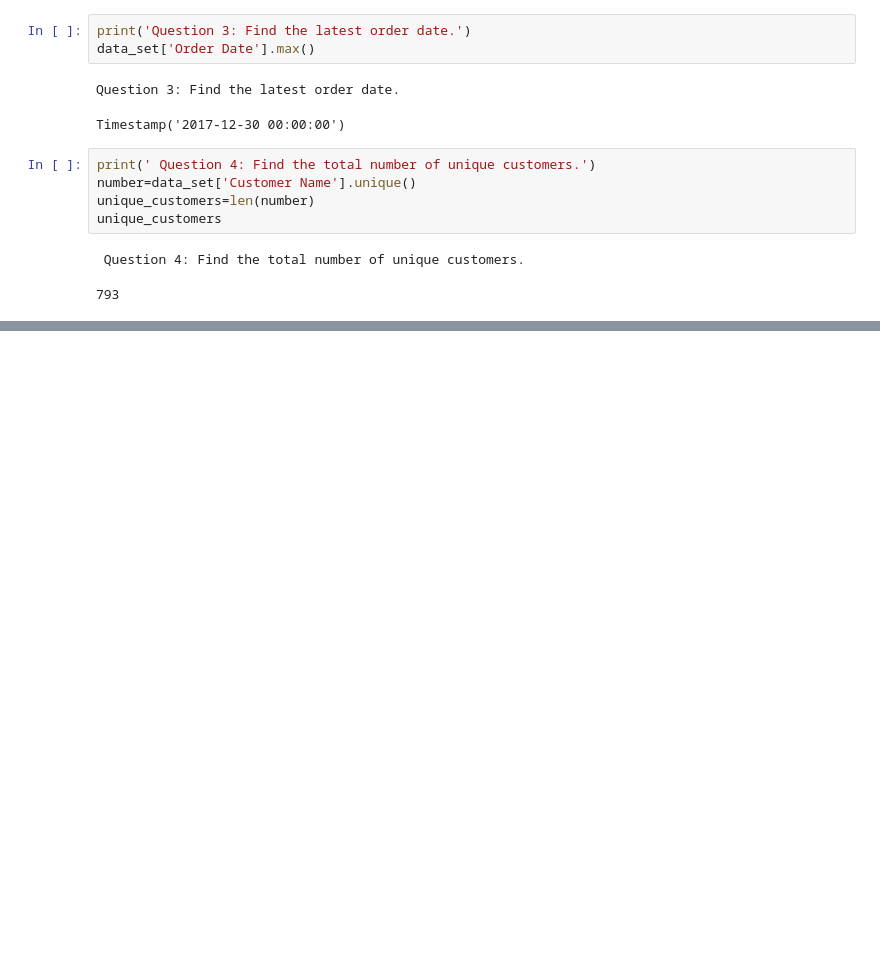
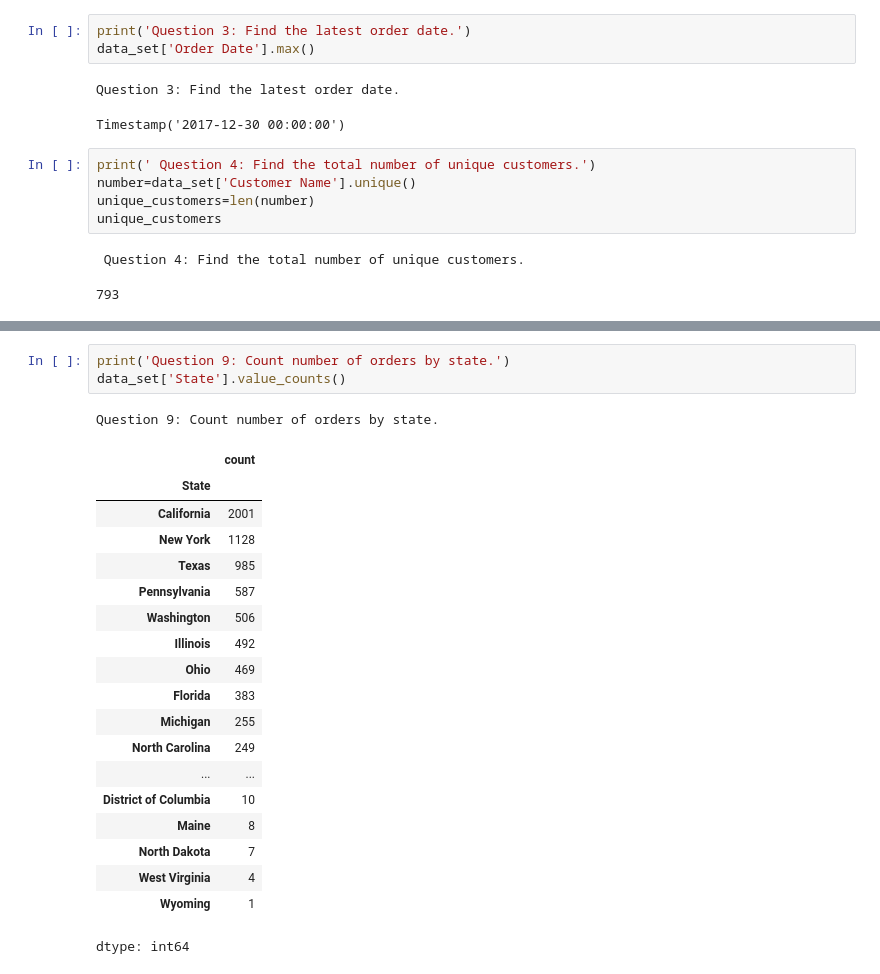
Before and after one commit to gaganreddy7977/python-assignment, a Jupyter notebook: pandas_Assignment.ipynb, the cells around one changed output, grey strips where cells are left out. Saved outputs shown, nothing was run; the diff lists cells and outputs as text; blank space fills up the shorter version.

```diff
--- a/pandas_Assignment.ipynb
+++ b/pandas_Assignment.ipynb
@@ -63,0 +102,24 @@ dtype: int64
+# %%
+print('Question 9: Count number of orders by state.')
+data_set['State'].value_counts()
+# %% [output]
+Question 9: Count number of orders by state.
+|  | count |
+| State |  |
+| California | 2001 |
+| New York | 1128 |
+| Texas | 985 |
+| Pennsylvania | 587 |
+| Washington | 506 |
+| Illinois | 492 |
+| Ohio | 469 |
+| Florida | 383 |
+| Michigan | 255 |
+| North Carolina | 249 |
+| ... | ... |
+| District of Columbia | 10 |
+| Maine | 8 |
+| North Dakota | 7 |
+| West Virginia | 4 |
+| Wyoming | 1 |
+dtype: int64
```
Also changed, not shown: parts of 31 cells of this notebook.
